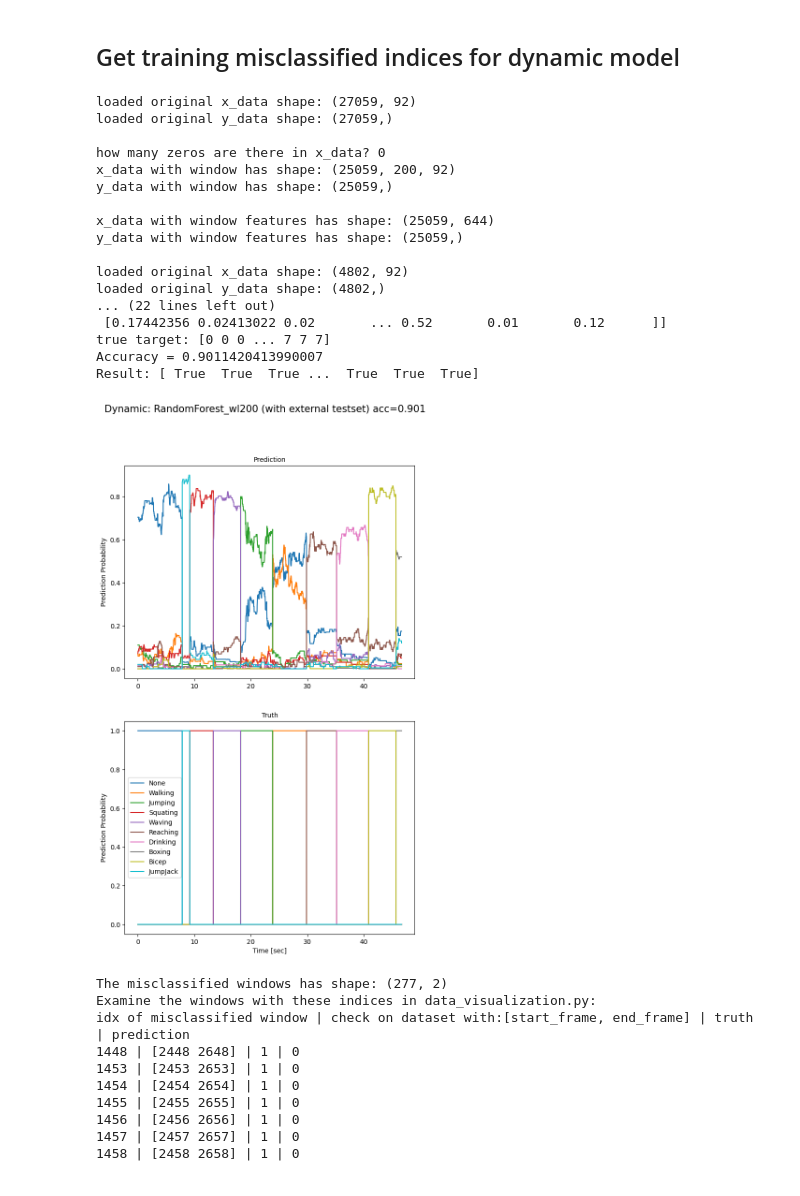
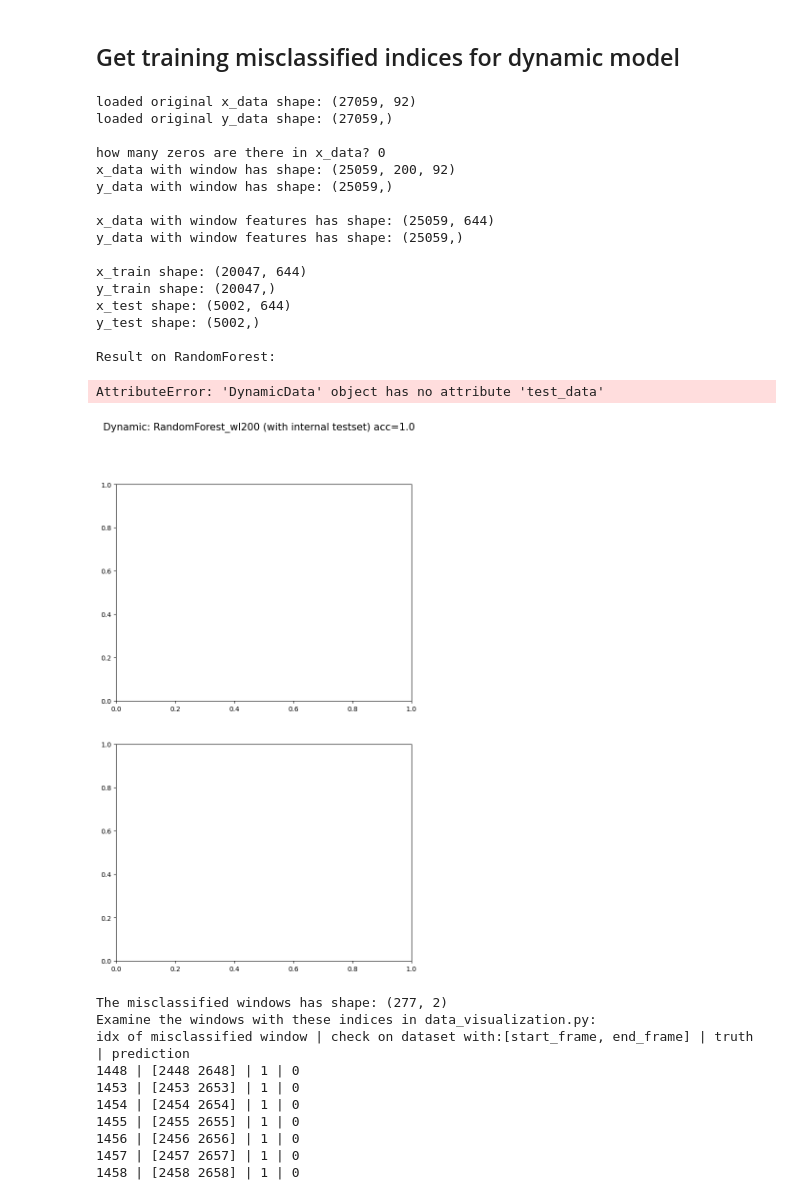
Before and after one commit to MyLovelyAxe/Motion_Classification_Thesis_IAW_RWTH, a Jupyter notebook: PostProcess.ipynb, the cells around one changed output. Drawn from its saved outputs; the diff is of its cells as text; code cells hidden in the pictures.

```diff
--- a/PostProcess.ipynb
+++ b/PostProcess.ipynb
@@ -129,18 +129,18 @@ dynamic_parser.add_argument('--test_split_method_paths',type=str,nargs='+',
                             help='split method for extracting labels and names of activities')
 dynamic_parser.add_argument('--testset_path',type=str,nargs='+',
                             default=[
-                                'dataset/dynamic_test_20230801/x_data_UpperLowerBody.npy',
-                                'dataset/dynamic_test_20230801/y_data_UpperLowerBody.npy',
-#                                 'dataset/agree_test_20230801/x_data_UpperLowerBody.npy',
-#                                 'dataset/agree_test_20230801/y_data_UpperLowerBody.npy'
+                                'dataset/dynamic_test_20230801/unknown.NoHead.csv',
+#                                 'dataset/agree_test_20230801/unknown.NoHead.csv'
                             ],
                             help='path of extra testing dataset from outside')
+
+dynamic_parser.add_argument('--desired_features',type=str,default='dataset/desired_features.yaml',help='load features name from .yaml')
 
 dynamic_parser.add_argument('--split_ratio', type=float, default=0.8, help='the ratio for number of samples in trainset')
 dynamic_parser.add_argument('--window_size', type=int, default=200, help='the ratio for number of samples in trainset')
 
 dynamic_parser.add_argument('--exp_group',type=str,default='Dynamic',help='Name for groups of experiments')
-dynamic_parser.add_argument('--outside_test',type=int,default=1,help='1: use extra testset; 0: extract testset from trainset')
+dynamic_parser.add_argument('--outside_test',type=int,default=0,help='1: use extra testset; 0: extract testset from trainset')
 dynamic_parser.add_argument('--save_res',type=int,default=1,help='True: save plot; False: show plot')
 
 ###### models configuration ######
@@ -156,26 +156,26 @@ dynamic_parser.add_argument('--random_state', type=int, default=0, help='random
 dynamic_args = dynamic_parser.parse_args([])
 # %%
 # train model
-dynamic_cls_model = train_dynamic_ML.main(ext_args=dynamic_args)
+dynamic_cls_model = train_dynamic_ML_order.main(ext_args=dynamic_args)
 # %% [output]
 loaded original x_data shape: (27059, 92)
 loaded original y_data shape: (27059,)
 
 how many zeros are there in x_data? 0
 x_data with window has shape: (25059, 200, 92)
 y_data with window has shape: (25059,)
 
 x_data with window features has shape: (25059, 644)
 y_data with window features has shape: (25059,)
 
-loaded original x_data shape: (4802, 92)
-loaded original y_data shape: (4802,)
-... (22 lines left out)
- [0.17442356 0.02413022 0.02       ... 0.52       0.01       0.12      ]]
-true target: [0 0 0 ... 7 7 7]
-Accuracy = 0.9011420413990007
-Result: [ True  True  True ...  True  True  True]
+x_train shape: (20047, 644)
+y_train shape: (20047,)
+x_test shape: (5002, 644)
+y_test shape: (5002,)
+
+Result on RandomForest:
+AttributeError: 'DynamicData' object has no attribute 'test_data'
-[figure, old version]
+[figure, new version]
 # %%
 # get misclassified index
 dynamic_cls_model.misclass_index()
```
Also changed, not shown: parts of 1 cell of this notebook, 3 other files.
